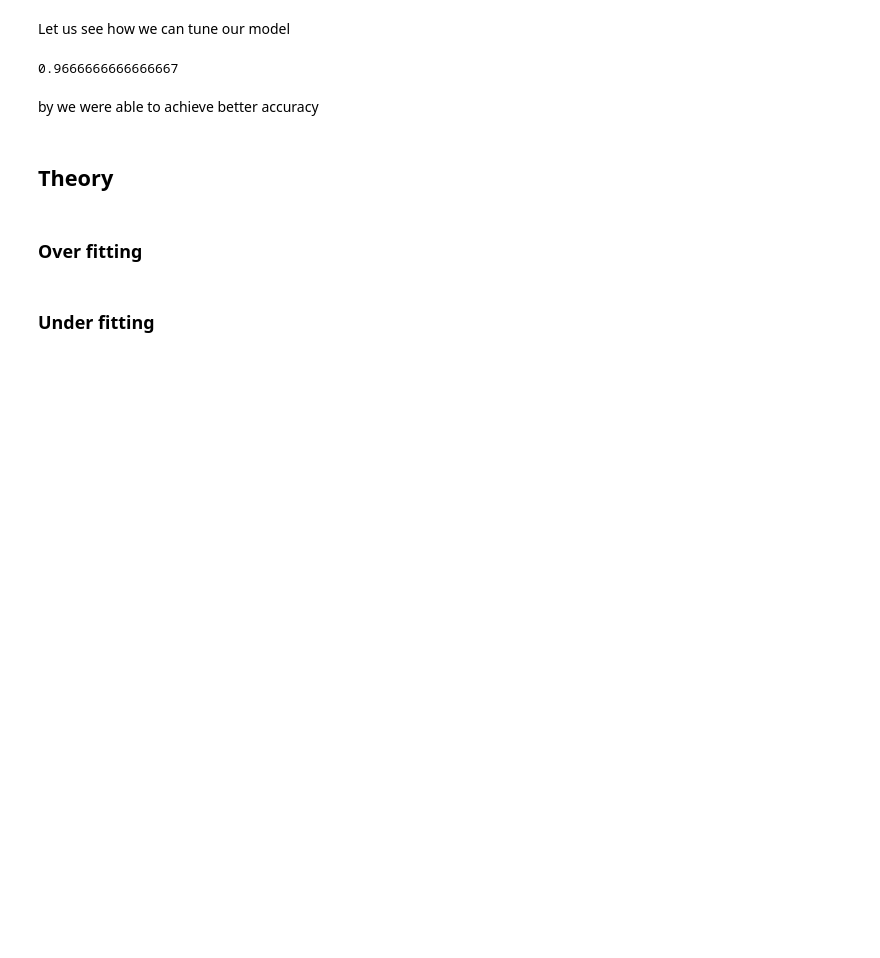
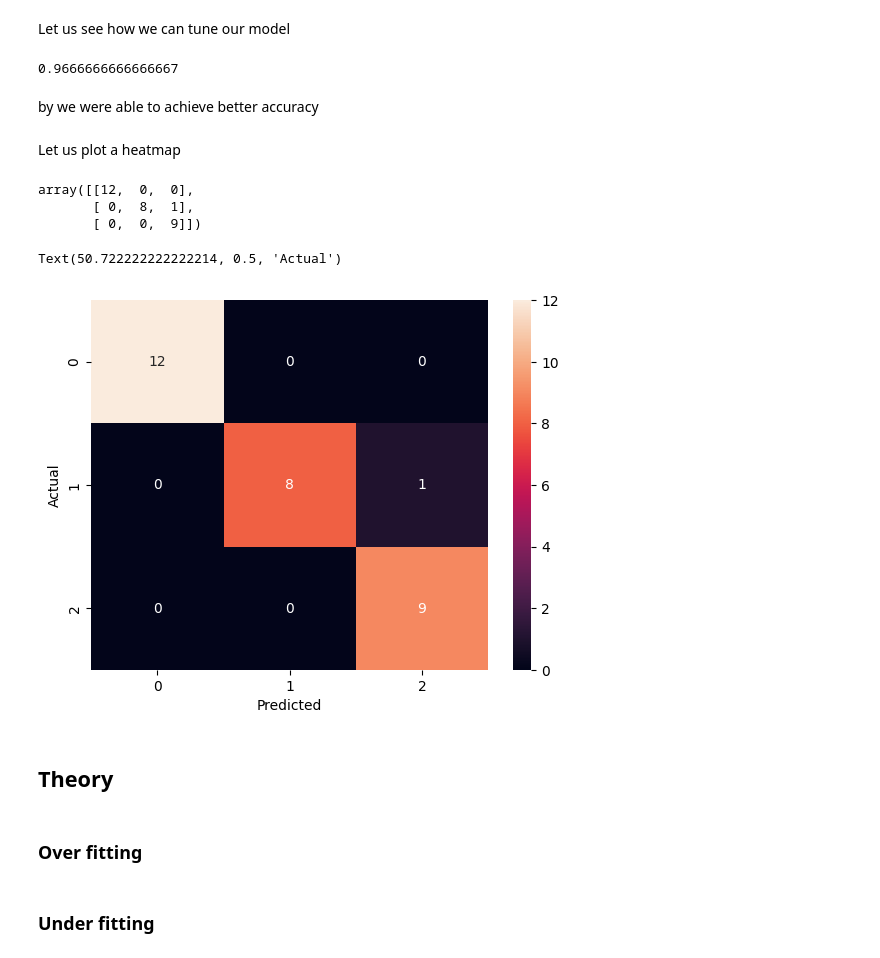
Before and after one commit to Saad-SYEDK/Machine_Learning, a Jupyter notebook: machine_learning.ipynb, the cells around one changed output. Drawn from its saved outputs; the diff is of its cells as text; code cells hidden in the pictures; blank space fills up the shorter version.

Commit message:
Confusion matrix and heatmap visualization

```diff
--- a/machine_learning.ipynb
+++ b/machine_learning.ipynb
@@ -1091,6 +1091,28 @@ our_model.score(X_test, y_test)
 0.9666666666666667
 # %% [markdown]
 by we were able to achieve better accuracy
+# %% [markdown]
+Let us plot a heatmap
+# %%
+y_predicted = our_model.predict(X_test)
+
+from sklearn.metrics import confusion_matrix
+
+cm  = confusion_matrix(y_test, y_predicted)
+cm
+# %% [output]
+array([[12,  0,  0],
+       [ 0,  8,  1],
+       [ 0,  0,  9]])
+# %%
+import  seaborn as sn
+%matplotlib inline
+sn.heatmap(cm, annot=True)
+plt.xlabel("Predicted")
+plt.ylabel("Actual")
+# %% [output]
+Text(50.722222222222214, 0.5, 'Actual')
+[figure, added]
 # %% [markdown]
 ## Theory
 # %% [markdown]
```
